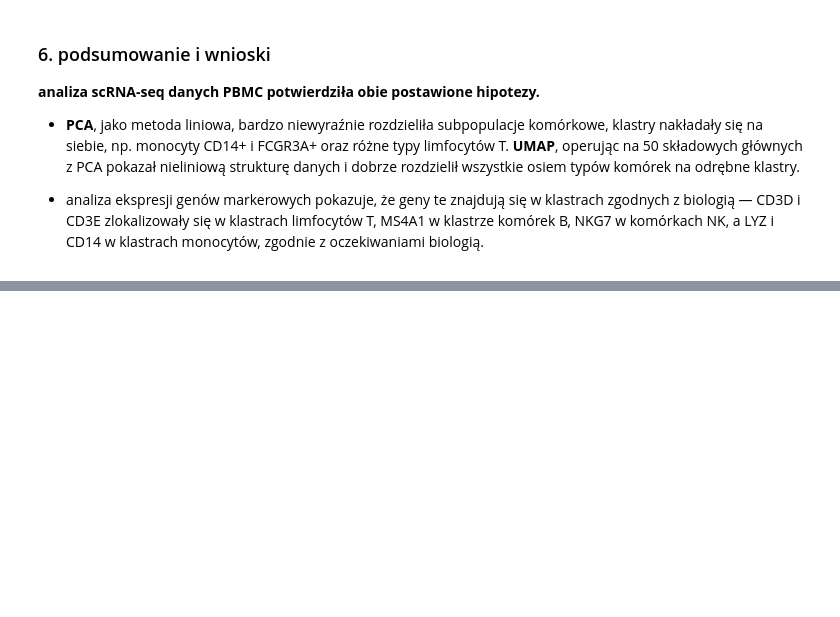
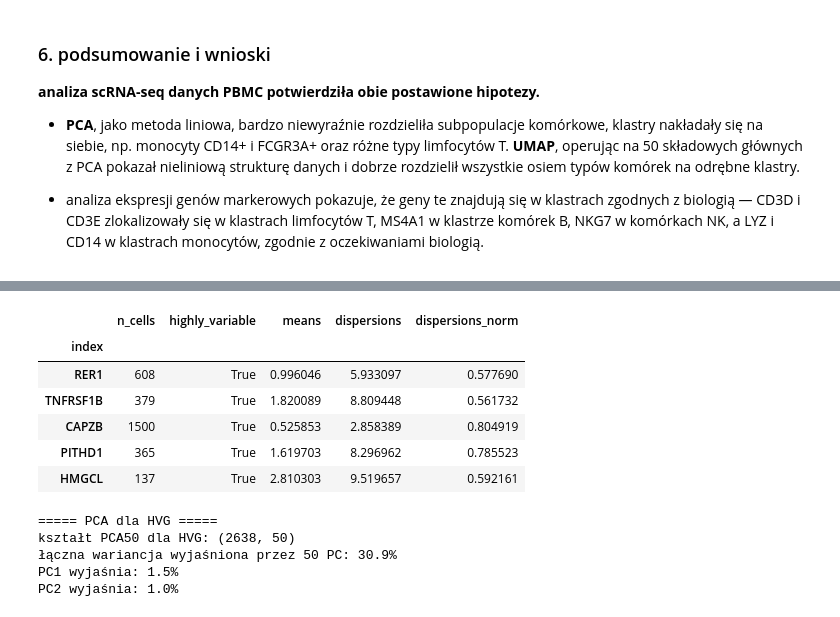
Before and after one commit to ligusoliwia/podstawy_programowania, a Jupyter notebook: SEM2/moduły_python/cwiczenia/p8/projekt_8.ipynb, the cells around one changed output, grey strips where cells are left out. Drawn from its saved outputs; the diff is of its cells as text; code cells hidden in the pictures; blank space fills up the shorter version.

```diff
--- a/SEM2/moduły_python/cwiczenia/p8/projekt_8.ipynb
+++ b/SEM2/moduły_python/cwiczenia/p8/projekt_8.ipynb
@@ -571,0 +624,30 @@ fig.show()
+# %%
+hvg = adata.var[adata.var["highly_variable"] == True]
+hvg.head()
+# %% [output]
+|  | n_cells | highly_variable | means | dispersions | dispersions_norm |
+| index |  |  |  |  |  |
+| RER1 | 608 | True | 0.996046 | 5.933097 | 0.577690 |
+| TNFRSF1B | 379 | True | 1.820089 | 8.809448 | 0.561732 |
+| CAPZB | 1500 | True | 0.525853 | 2.858389 | 0.804919 |
+| PITHD1 | 365 | True | 1.619703 | 8.296962 | 0.785523 |
+| HMGCL | 137 | True | 2.810303 | 9.519657 | 0.592161 |
+# %%
+hvg_list = hvg.index.tolist()
+hvgX = adata[:, hvg_list].X.toarray()
+
+pca = PCA(n_components=50, random_state=SEED)
+pca_hvg = pca.fit_transform(hvgX)
+var_cumul_hvg = pca.explained_variance_ratio_
+
+print("===== PCA dla HVG =====")
+print(f"kształt PCA50 dla HVG: {pca_hvg.shape}")
+print(f"łączna wariancja wyjaśniona przez 50 PC: {var_cumul_hvg.sum():.1%}")
+print(f"PC1 wyjaśnia: {var_cumul_hvg[0]:.1%}")
+print(f"PC2 wyjaśnia: {var_cumul_hvg[1]:.1%}")
+# %% [output]
+===== PCA dla HVG =====
+kształt PCA50 dla HVG: (2638, 50)
+łączna wariancja wyjaśniona przez 50 PC: 30.9%
+PC1 wyjaśnia: 1.5%
+PC2 wyjaśnia: 1.0%
```
Also changed, not shown: parts of 16 cells of this notebook.
